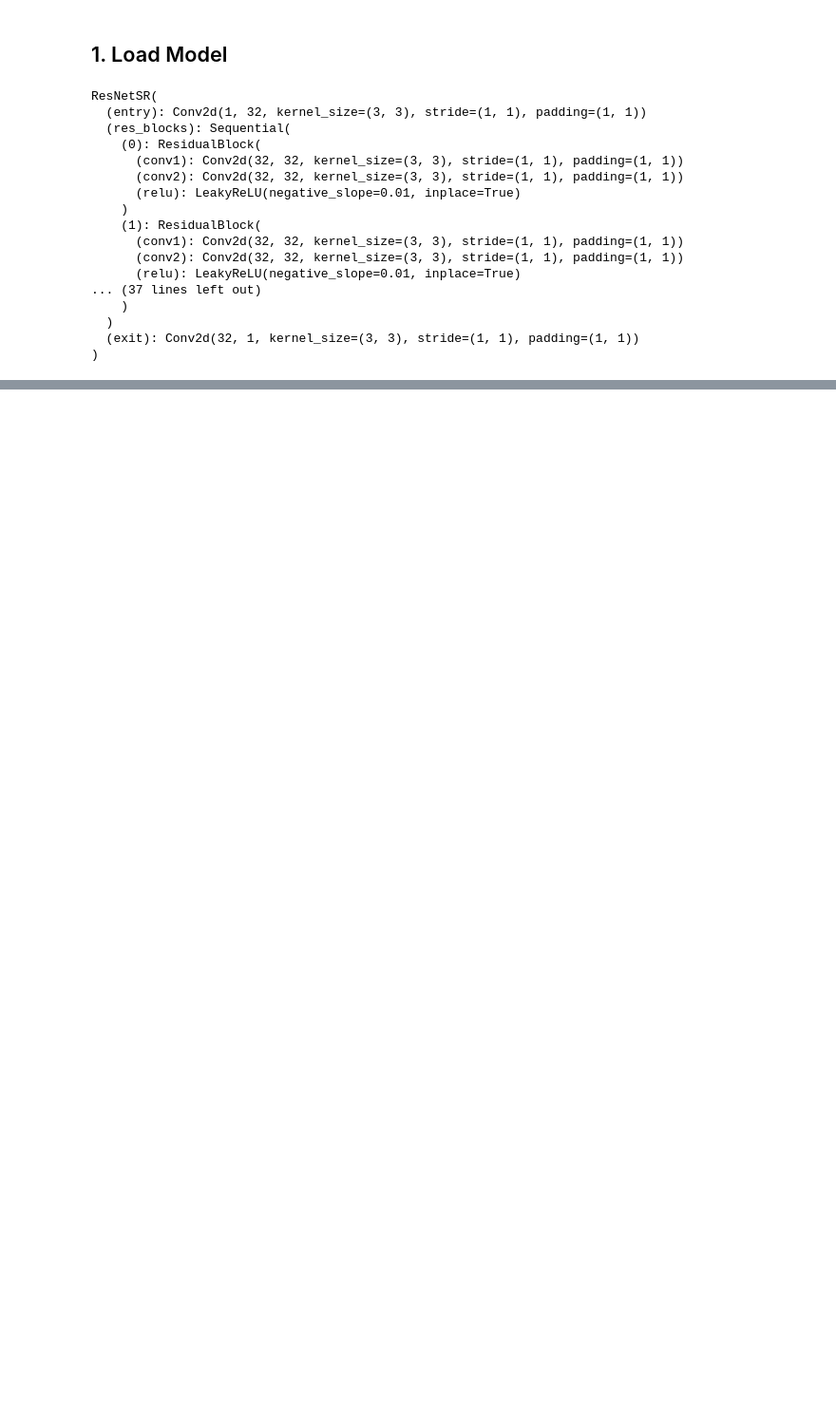
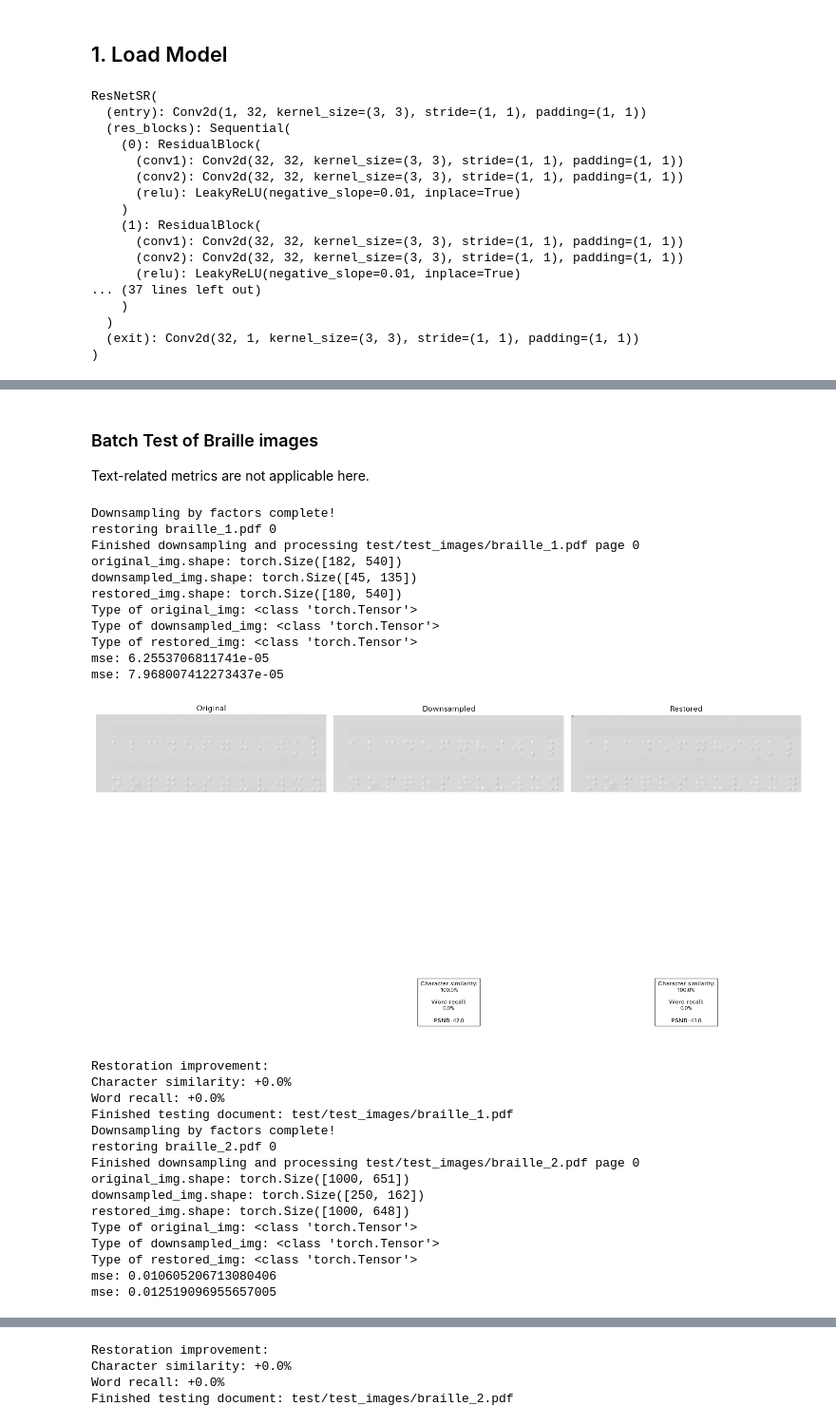
Before and after one commit to Ruichu-Xia/text-super-resolution, a Jupyter notebook: src/text_super_resolution/evaluation.ipynb, the cells around one changed output, grey strips where cells are left out. Shown at 95% size. Cells and saved outputs as stored; diff of their text form; code cells hidden in the pictures; blank space fills up the shorter version.

```diff
--- a/src/text_super_resolution/evaluation.ipynb
+++ b/src/text_super_resolution/evaluation.ipynb
@@ -464,0 +611,3 @@ Finished testing document: test/test_images/vertical_flip_Project Rubric.pdf
+# %% [markdown]
+### Batch Test of Braille images
+Text-related metrics are not applicable here.
@@ -464,0 +641,67 @@ Finished testing document: test/test_images/vertical_flip_Project Rubric.pdf
+# %%
+for test_param in braille_params.values():
+    pdf_name = test_param['pdf_dir'].split("/")[-1]
+    original_pdf_name = test_param['original_pdf_dir'].split("/")[-1]
+
+    # Step 1: Perform Downsampling & Restoration
+    downsample_and_restore_image_start_from_image(test_param['pdf_dir'], test_param['page_num'], downsample_factors, model, device)
+
+    # Define file paths
+    restored_path = test_param['img_dir']
+
+    # Step 3: Perform Text Extraction & Visualization
+    original_text, downsampled_text, restored_text, downsampled_metrics, restored_metrics = visualize_comparison(
+        original_path = img_dir + f"/{original_pdf_name}_Page_{test_param['page_num']}.png",
+        downsampled_path = f"test/downsampled_images/downsampled_4x/{pdf_name}_Page_{test_param['page_num']}.png",
+        restored_path = restored_path,  # Uses updated path (flipped if applicable)
+        lang = test_param['pdf_language'],
+        page_num = test_param['page_num'],
+        chinese_font = test_param['is_chinese'],
+        pdf_name = pdf_name,
+        wrap_cut = test_param['wrap cut'],
+        word_limit = test_param['word_limit']
+    )
+
+    performance_df = pd.concat([
+    performance_df,
+    pd.DataFrame({
+        "PDF Name": [pdf_name],
+        "Page Number": [test_param['page_num']],
+        "Downsampled_PSNR": downsampled_metrics['psnr'],
+        "Restored_PSNR": restored_metrics['psnr'],
+        "Downsampled_Char_Similarity": downsampled_metrics['character_similarity'],
+        "Restored_Char_Similarity": restored_metrics['character_similarity'],
+        "Downsampled_Word_Recall": downsampled_metrics['word_recall'],
+        "Restored_Word_Recall": restored_metrics['word_recall']
+    })
+], ignore_index=True)
+
+    print("Finished testing document:", test_param['pdf_dir'])
+# %% [output]
+Downsampling by factors complete!
+restoring braille_1.pdf 0
+Finished downsampling and processing test/test_images/braille_1.pdf page 0
+original_img.shape: torch.Size([182, 540])
+downsampled_img.shape: torch.Size([45, 135])
+restored_img.shape: torch.Size([180, 540])
+Type of original_img: <class 'torch.Tensor'>
+Type of downsampled_img: <class 'torch.Tensor'>
+Type of restored_img: <class 'torch.Tensor'>
+mse: 6.2553706811741e-05
+mse: 7.968007412273437e-05
+[figure, added]
+Restoration improvement:
+Character similarity: +0.0%
+Word recall: +0.0%
+Finished testing document: test/test_images/braille_1.pdf
+Downsampling by factors complete!
+restoring braille_2.pdf 0
+Finished downsampling and processing test/test_images/braille_2.pdf page 0
+original_img.shape: torch.Size([1000, 651])
+downsampled_img.shape: torch.Size([250, 162])
+restored_img.shape: torch.Size([1000, 648])
+Type of original_img: <class 'torch.Tensor'>
+Type of downsampled_img: <class 'torch.Tensor'>
+Type of restored_img: <class 'torch.Tensor'>
+mse: 0.010605206713080406
+mse: 0.012519096955657005
@@ -464,0 +709,4 @@ Finished testing document: test/test_images/vertical_flip_Project Rubric.pdf
+Restoration improvement:
+Character similarity: +0.0%
+Word recall: +0.0%
+Finished testing document: test/test_images/braille_2.pdf
```
Also changed, not shown: parts of 28 cells of this notebook, 9 other files.
